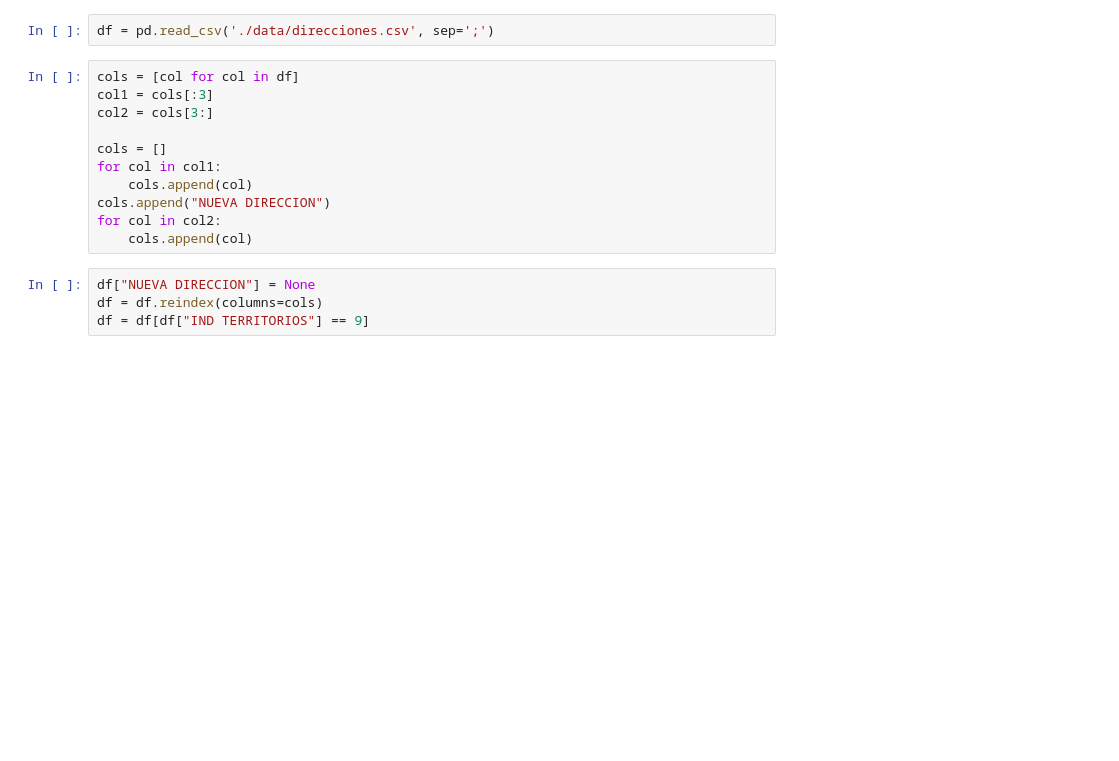
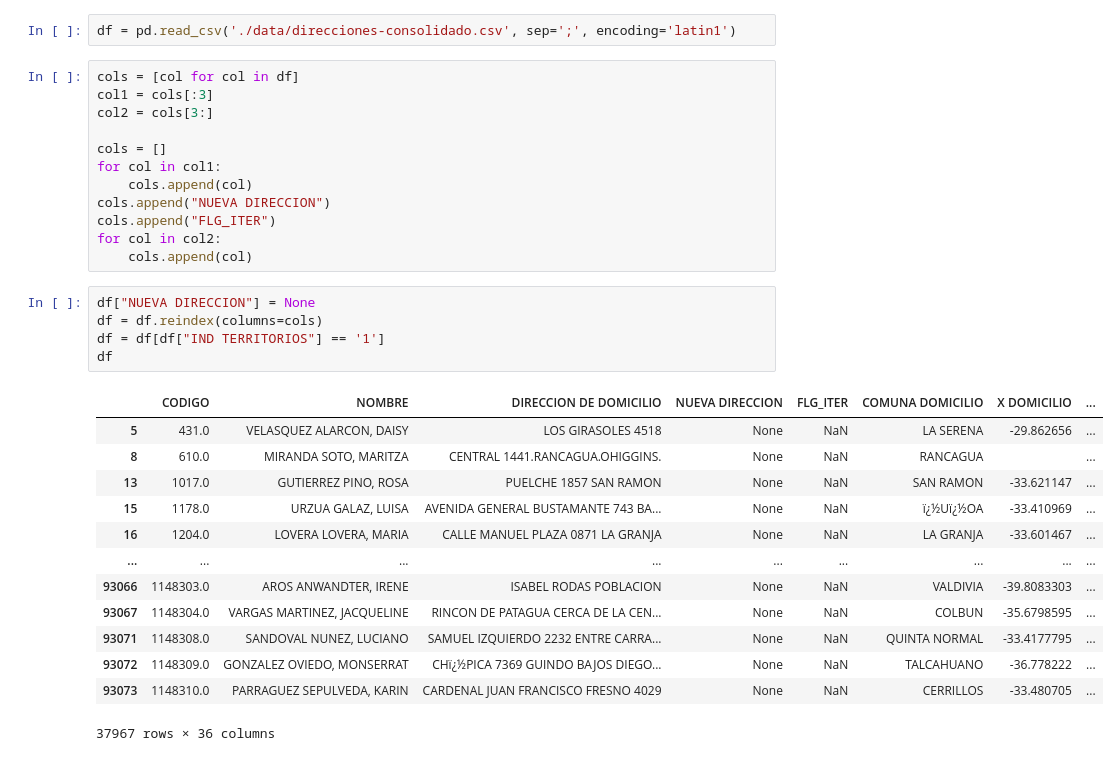
Before and after one commit to Luis-ntonio/iteration_adresses, a Jupyter notebook: addresses7 copy.ipynb, the cells around one changed output. Cells and saved outputs as stored; diff of their text form; blank space fills up the shorter version.

```diff
--- a/addresses7 copy.ipynb
+++ b/addresses7 copy.ipynb
@@ -8,6 +10,6 @@ print(os.getcwd())
 c:\Users\lagg1\Documents\Belcorp\iteration_adresses
 # %%
-df = pd.read_csv('./data/direcciones.csv', sep=';')
+df = pd.read_csv('./data/direcciones-consolidado.csv', sep=';', encoding='latin1')
 # %%
 cols = [col for col in df]
 col1 = cols[:3]
@@ -17,10 +19,26 @@ cols = []
 for col in col1:
     cols.append(col)
 cols.append("NUEVA DIRECCION")
+cols.append("FLG_ITER")
 for col in col2:
     cols.append(col)
 # %%
 df["NUEVA DIRECCION"] = None
 df = df.reindex(columns=cols)
-df = df[df["IND TERRITORIOS"] == 9]
+df = df[df["IND TERRITORIOS"] == '1']
+df
+# %% [output]
+|  | CODIGO | NOMBRE | DIRECCION DE DOMICILIO | NUEVA DIRECCION | FLG_ITER | COMUNA DOMICILIO | X DOMICILIO | ... |
+| 5 | 431.0 | VELASQUEZ ALARCON, DAISY | LOS GIRASOLES 4518 | None | NaN | LA SERENA | -29.862656 | ... |
+| 8 | 610.0 | MIRANDA SOTO, MARITZA | CENTRAL 1441.RANCAGUA.OHIGGINS. | None | NaN | RANCAGUA |  | ... |
+| 13 | 1017.0 | GUTIERREZ PINO, ROSA | PUELCHE 1857 SAN RAMON | None | NaN | SAN RAMON | -33.621147 | ... |
+| 15 | 1178.0 | URZUA GALAZ, LUISA | AVENIDA GENERAL BUSTAMANTE 743 BA... | None | NaN | ï¿½Uï¿½OA | -33.410969 | ... |
+| 16 | 1204.0 | LOVERA LOVERA, MARIA | CALLE MANUEL PLAZA 0871 LA GRANJA | None | NaN | LA GRANJA | -33.601467 | ... |
+| ... | ... | ... | ... | ... | ... | ... | ... | ... |
+| 93066 | 1148303.0 | AROS ANWANDTER, IRENE | ISABEL RODAS POBLACION | None | NaN | VALDIVIA | -39.8083303 | ... |
+| 93067 | 1148304.0 | VARGAS MARTINEZ, JACQUELINE | RINCON DE PATAGUA CERCA DE LA CEN... | None | NaN | COLBUN | -35.6798595 | ... |
+| 93071 | 1148308.0 | SANDOVAL NUNEZ, LUCIANO | SAMUEL IZQUIERDO 2232 ENTRE CARRA... | None | NaN | QUINTA NORMAL | -33.4177795 | ... |
+| 93072 | 1148309.0 | GONZALEZ OVIEDO, MONSERRAT | CHï¿½PICA 7369 GUINDO BAJOS DIEGO... | None | NaN | TALCAHUANO | -36.778222 | ... |
+| 93073 | 1148310.0 | PARRAGUEZ SEPULVEDA, KARIN | CARDENAL JUAN FRANCISCO FRESNO 4029 | None | NaN | CERRILLOS | -33.480705 | ... |
+37967 rows × 36 columns
 # %%
```
Also changed, not shown: parts of 12 cells of this notebook, 6 other files.
